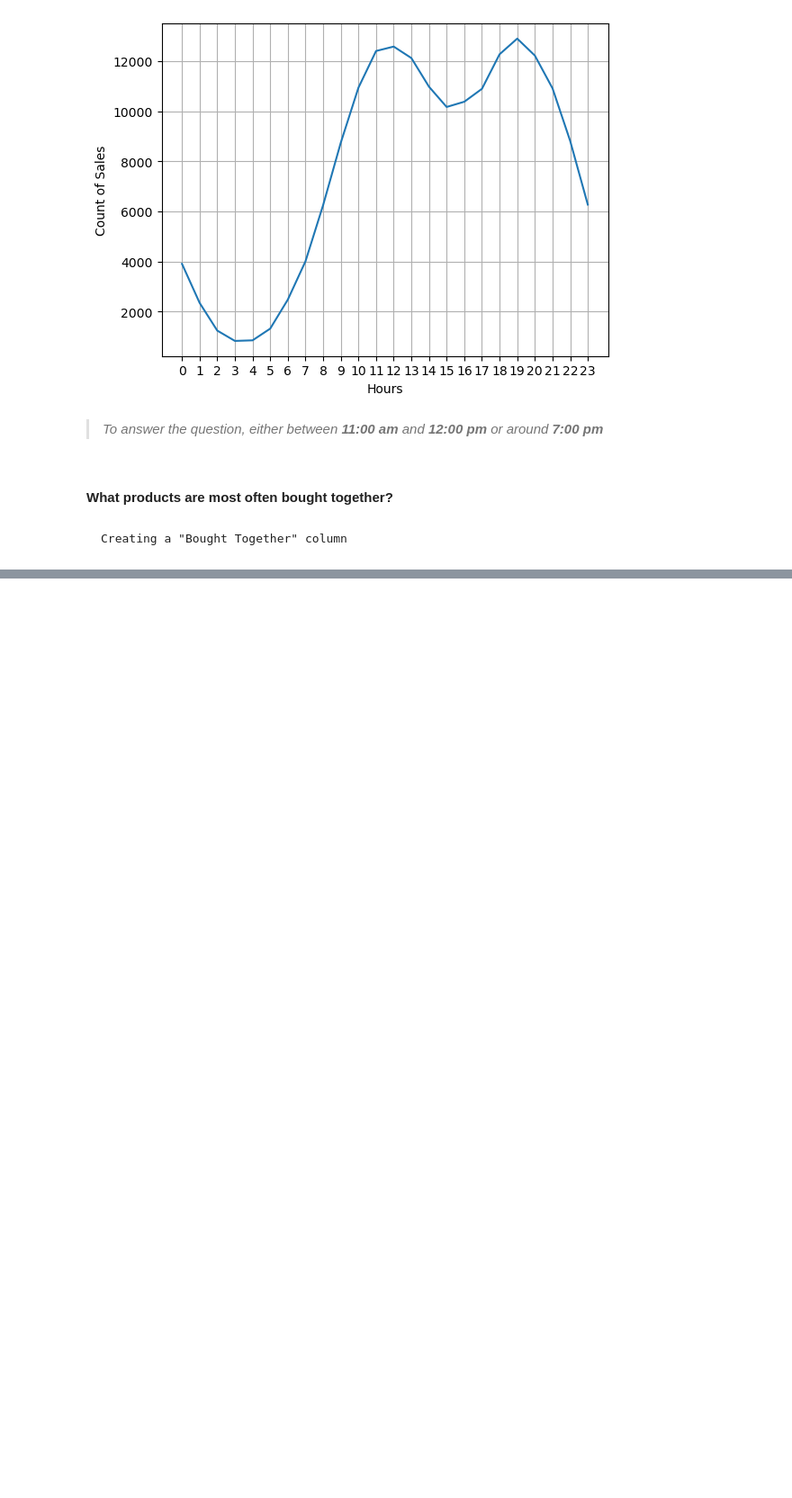
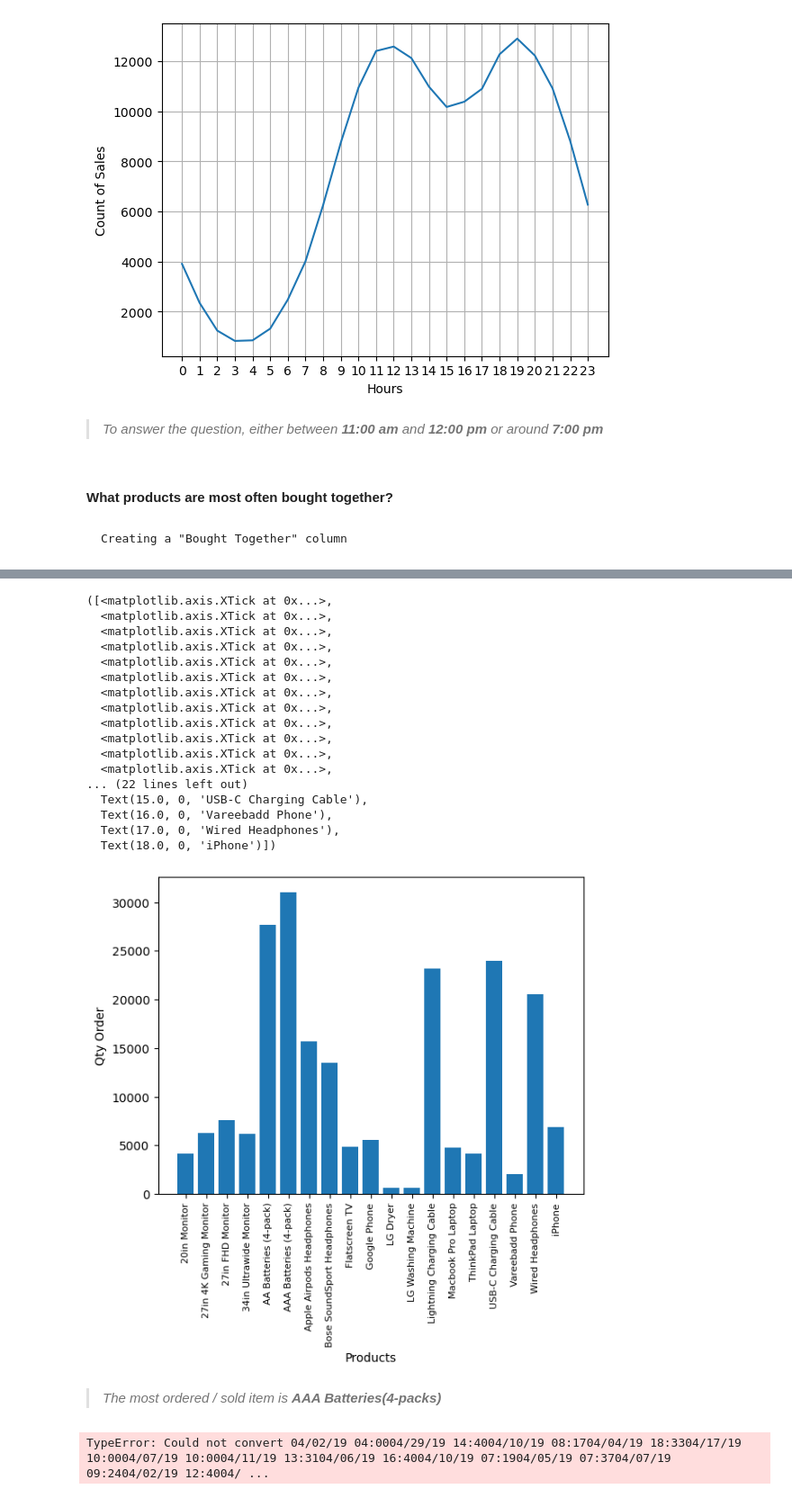
Before and after one commit to nassimlamnini/Sales, a Jupyter notebook: Analysis.ipynb, the cells around one changed output, grey strips where cells are left out. Shown at 90% size. Cells and saved outputs as stored; diff of their text form; code cells hidden in the pictures; blank space fills up the shorter version.

```diff
--- a/Analysis.ipynb
+++ b/Analysis.ipynb
@@ -340,0 +367,4 @@ new_df.head()
+# %%
+prod = df.groupby("Product")
+qty_order = prod.sum()["Quantity Ordered"]
+qty_order
@@ -340,0 +389,50 @@ new_df.head()
+# %%
+X_prod = sorted(df["Product"].unique())
+
+plt.bar(X_prod, qty_order)
+plt.xlabel("Products")
+plt.ylabel("Qty Order")
+plt.xticks(X_prod, rotation = "vertical", size=8)
+# %% [output]
+([<matplotlib.axis.XTick at 0x...>,
+  <matplotlib.axis.XTick at 0x...>,
+  <matplotlib.axis.XTick at 0x...>,
+  <matplotlib.axis.XTick at 0x...>,
+  <matplotlib.axis.XTick at 0x...>,
+  <matplotlib.axis.XTick at 0x...>,
+  <matplotlib.axis.XTick at 0x...>,
+  <matplotlib.axis.XTick at 0x...>,
+  <matplotlib.axis.XTick at 0x...>,
+  <matplotlib.axis.XTick at 0x...>,
+  <matplotlib.axis.XTick at 0x...>,
+  <matplotlib.axis.XTick at 0x...>,
+... (22 lines left out)
+  Text(15.0, 0, 'USB-C Charging Cable'),
+  Text(16.0, 0, 'Vareebadd Phone'),
+  Text(17.0, 0, 'Wired Headphones'),
+  Text(18.0, 0, 'iPhone')])
+[figure, added]
+# %% [markdown]
+>*The most ordered / sold item is **AAA Batteries(4-packs)***
+# %%
+#why is it AAA batteries? because they're cheap... but let's prove this
+
+prices = df.groupby("Product").mean()["Price Each"]
+
+
+fig, ax1 = plt.subplots()
+
+ax2 = plt.twinx()
+
+ax1.bar(X_prod, qty_order,"g")
+ax2.plot(X_prod, prices,"r")
+
+ax1.set_xlabel("Products")
+ax2.set_ylabel("Prices")
+ax1.set_ylabel("Qty Order")
+
+ax1.set_xticks(X_prod, rotation='vertical')
+
+plt.show
+# %% [output]
+TypeError: Could not convert 04/02/19 04:0004/29/19 14:4004/10/19 08:1704/04/19 18:3304/17/19 10:0004/07/19 10:0004/11/19 13:3104/06/19 16:4004/10/19 07:1904/05/19 07:3704/07/19 09:2404/02/19 12:4004/ ...
```
Also changed, not shown: parts of 7 cells of this notebook.
